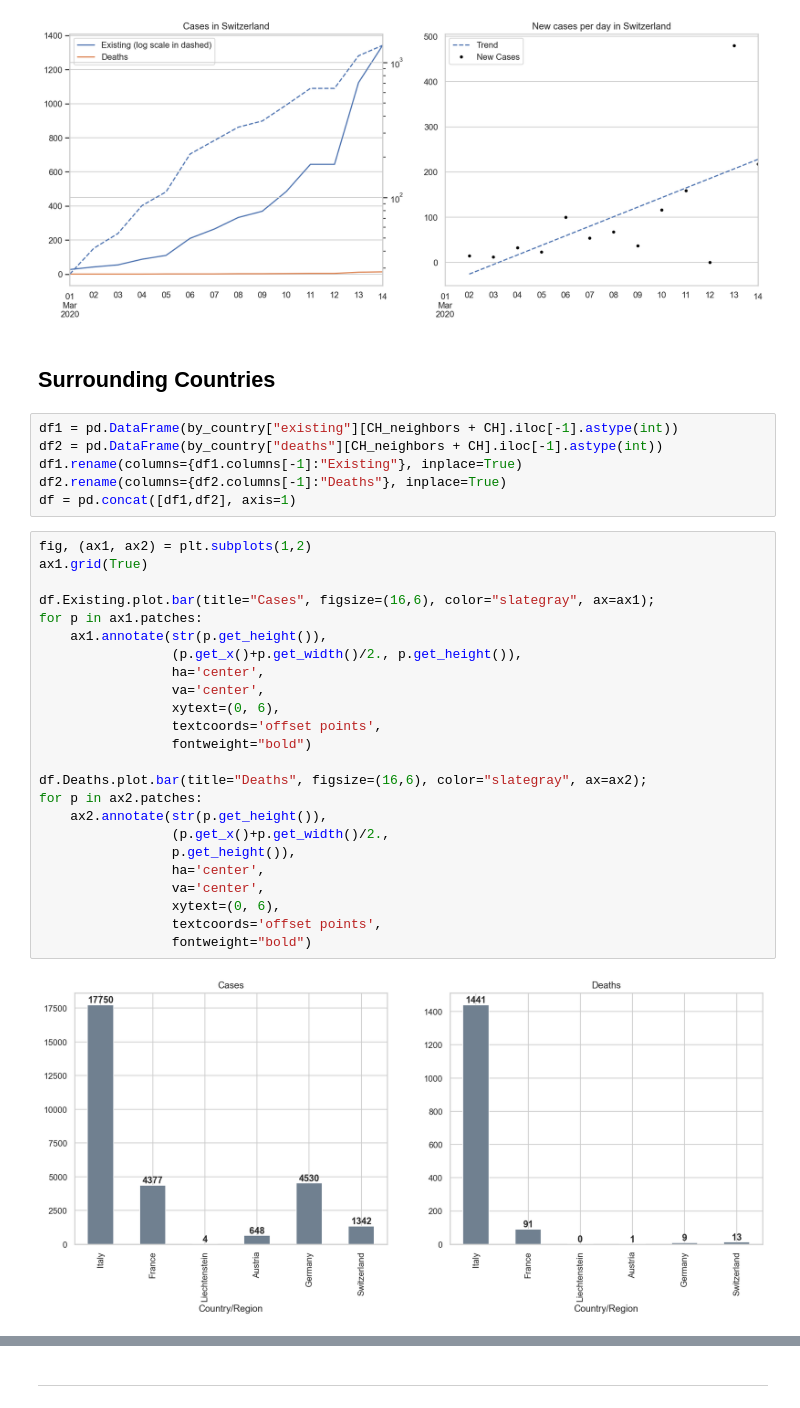
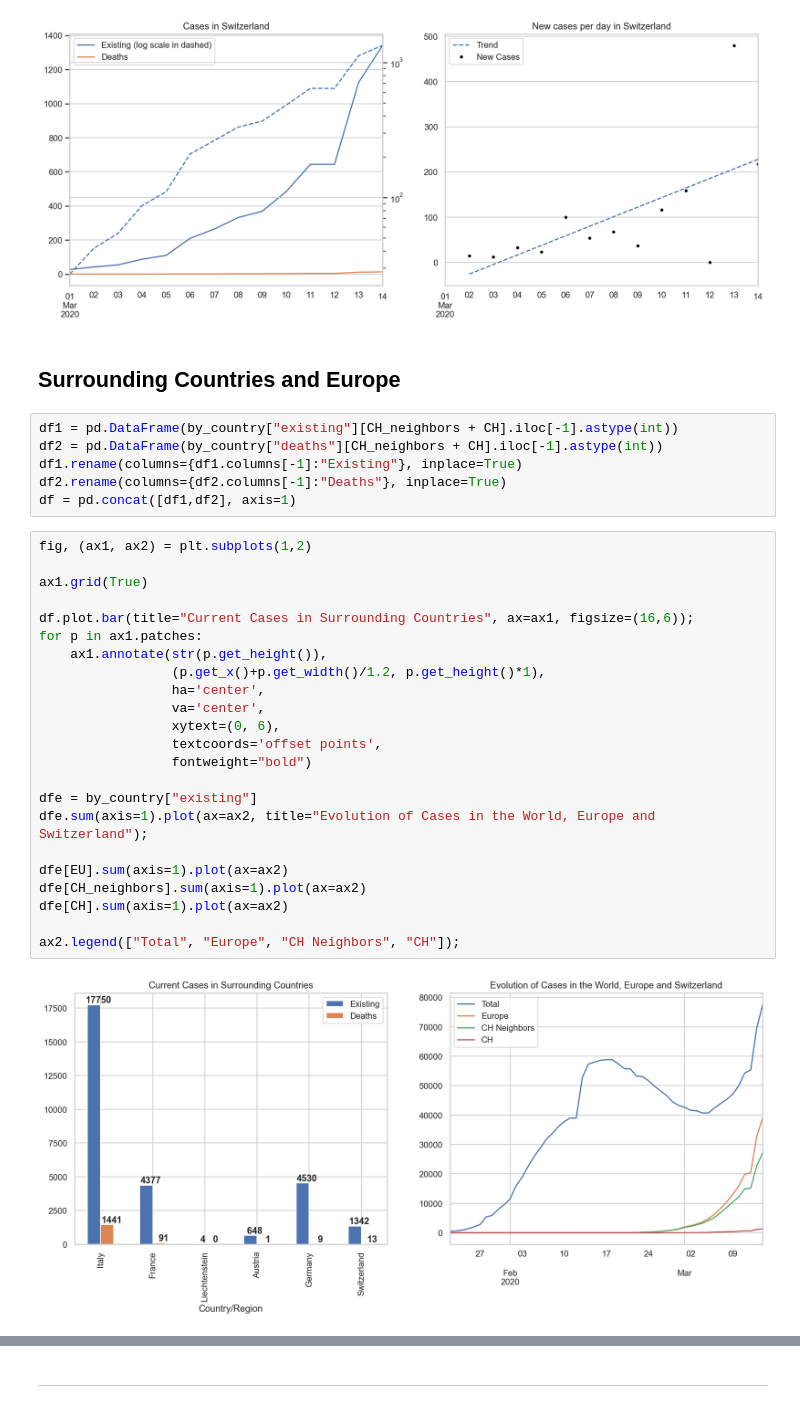
Before and after one commit to fredmontet/co-vidis, a Jupyter notebook: notebooks/co-vidis.ipynb, the cells around one changed output, grey strips where cells are left out. Cells and saved outputs as stored; diff of their text form.

Commit message:
update on 4 plots

```diff
--- a/notebooks/co-vidis.ipynb
+++ b/notebooks/co-vidis.ipynb
@@ -118,7 +120,7 @@ ax2.legend(["Trend", "New Cases"]);
 # %% [output]
 [figure]
 # %% [markdown]
-## Surrounding Countries
+## Surrounding Countries and Europe
 # %%
 df1 = pd.DataFrame(by_country["existing"][CH_neighbors + CH].iloc[-1].astype(int))
 df2 = pd.DataFrame(by_country["deaths"][CH_neighbors + CH].iloc[-1].astype(int))
@@ -127,27 +129,26 @@ df2.rename(columns={df2.columns[-1]:"Deaths"}, inplace=True)
 df = pd.concat([df1,df2], axis=1)
 # %%
 fig, (ax1, ax2) = plt.subplots(1,2)
+
 ax1.grid(True)
 
-df.Existing.plot.bar(title="Cases", figsize=(16,6), color="slategray", ax=ax1);
+df.plot.bar(title="Current Cases in Surrounding Countries", ax=ax1, figsize=(16,6));
 for p in ax1.patches:
     ax1.annotate(str(p.get_height()),
-                 (p.get_x()+p.get_width()/2., p.get_height()),
+                 (p.get_x()+p.get_width()/1.2, p.get_height()*1),
                  ha='center',
                  va='center',
                  xytext=(0, 6),
                  textcoords='offset points',
                  fontweight="bold")
 
-df.Deaths.plot.bar(title="Deaths", figsize=(16,6), color="slategray", ax=ax2);
-for p in ax2.patches:
-    ax2.annotate(str(p.get_height()),
-                 (p.get_x()+p.get_width()/2.,
-                 p.get_height()),
-                 ha='center',
-                 va='center',
-                 xytext=(0, 6),
-                 textcoords='offset points',
-                 fontweight="bold")
+dfe = by_country["existing"]
+dfe.sum(axis=1).plot(ax=ax2, title="Evolution of Cases in the World, Europe and Switzerland");
+
+dfe[EU].sum(axis=1).plot(ax=ax2)
+dfe[CH_neighbors].sum(axis=1).plot(ax=ax2)
+dfe[CH].sum(axis=1).plot(ax=ax2)
+
+ax2.legend(["Total", "Europe", "CH Neighbors", "CH"]);
 # %% [output]
-[figure, old version]
+[figure, new version]
```
Also changed, not shown: parts of 4 cells of this notebook, 2 other files.
